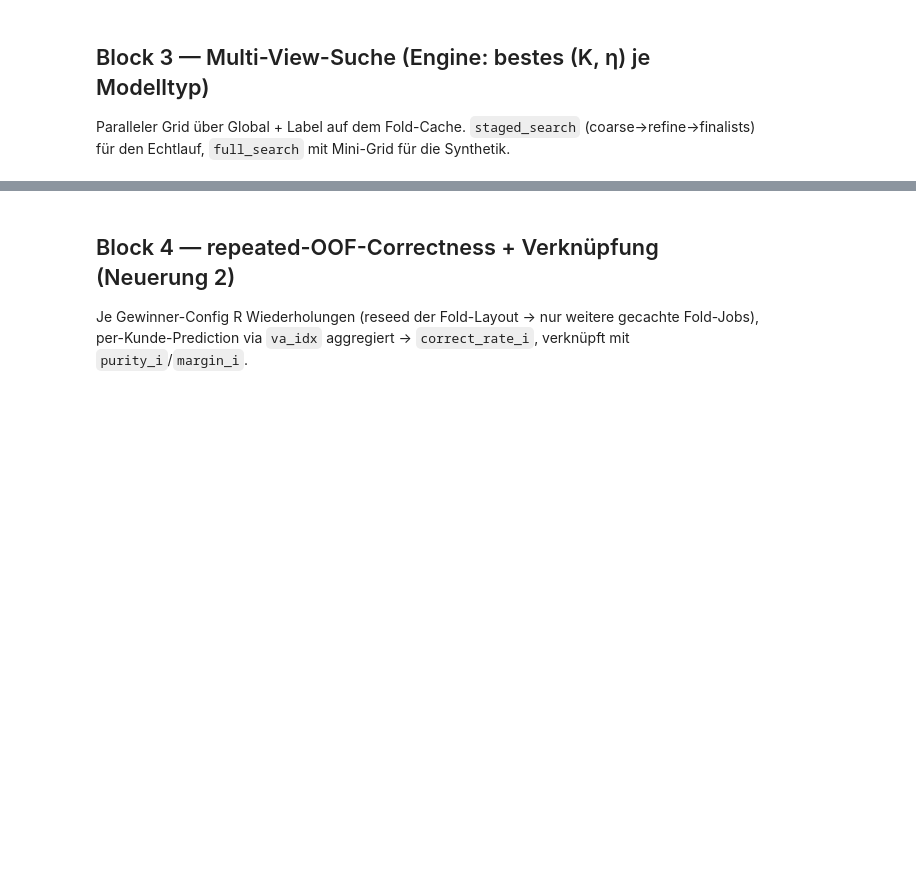
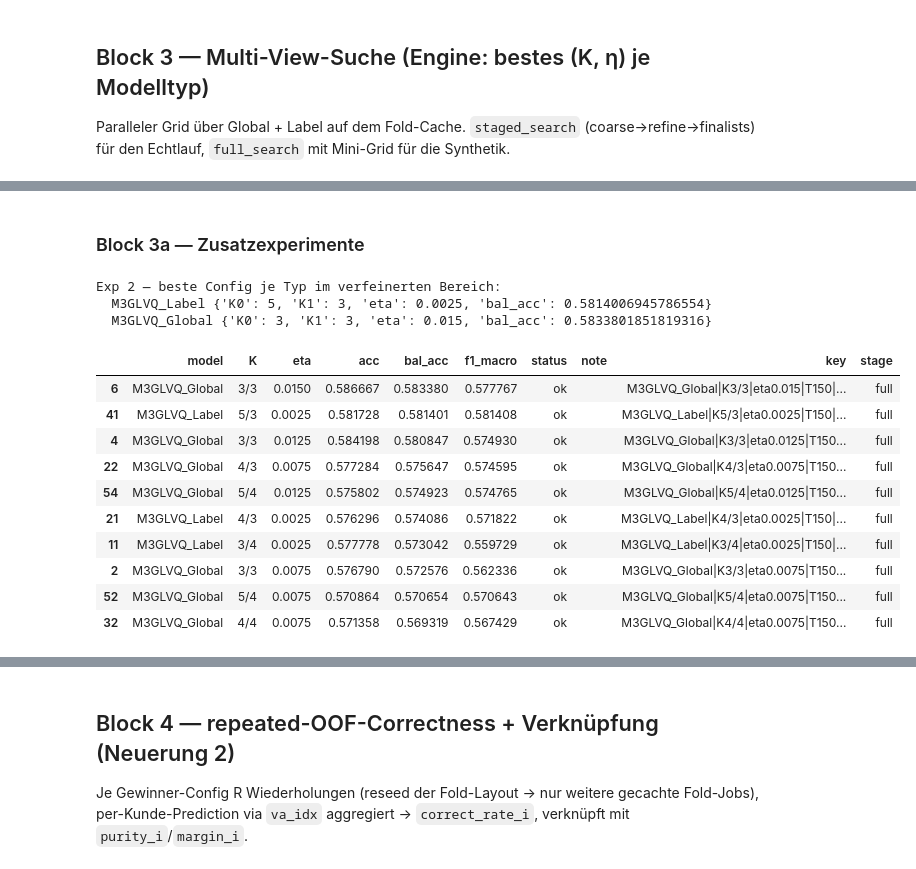
Before and after one commit to LukasBader31415/ECML26_new, a Jupyter notebook: ecml26_src.ipynb, the cells around one changed output, grey strips where cells are left out. Drawn from its saved outputs; the diff is of its cells as text; code cells hidden in the pictures; blank space fills up the shorter version.

```diff
--- a/ecml26_src.ipynb
+++ b/ecml26_src.ipynb
@@ -182,0 +252,36 @@ KeyboardInterrupt:
+# %% [markdown]
+### Block 3a — Zusatzexperimente
+# %%
+# === Exp 2 — gezielte η-Verfeinerung (hängt an denselben Cache an) ===
+exp2_k_pairs = [(3,3),(3,4),(4,3),(4,4),(5,3),(5,4),(5,5),(5,6)]
+exp2_etas    = [0.0025, 0.0075, 0.0125, 0.015, 0.0175]
+
+results_exp2, best_exp2 = search.full_search(
+    bundle.DL, bundle.y, CACHE_DB,
+    T=150, n_splits=10,
+    random_state=RANDOM_STATE, base_seed=BASE_SEED, n_jobs=N_JOBS,
+    run_single=False,                 # Single-View kommt aus Block 2 (svglobal)
+    k_pairs=exp2_k_pairs,
+    etas=exp2_etas,
+)
+
+print("Exp 2 — beste Config je Typ im verfeinerten Bereich:")
+for m_, c_ in best_exp2.items():
+    print(" ", m_, c_)
+
+results_exp2.sort_values("bal_acc", ascending=False).head(10)
+# %% [output]
+Exp 2 — beste Config je Typ im verfeinerten Bereich:
+  M3GLVQ_Label {'K0': 5, 'K1': 3, 'eta': 0.0025, 'bal_acc': 0.5814006945786554}
+  M3GLVQ_Global {'K0': 3, 'K1': 3, 'eta': 0.015, 'bal_acc': 0.5833801851819316}
+|  | model | K | eta | acc | bal_acc | f1_macro | status | note | key | stage |
+| 6 | M3GLVQ_Global | 3/3 | 0.0150 | 0.586667 | 0.583380 | 0.577767 | ok |  | M3GLVQ_Global|K3/3|eta0.015|T150|... | full |
+| 41 | M3GLVQ_Label | 5/3 | 0.0025 | 0.581728 | 0.581401 | 0.581408 | ok |  | M3GLVQ_Label|K5/3|eta0.0025|T150|... | full |
+| 4 | M3GLVQ_Global | 3/3 | 0.0125 | 0.584198 | 0.580847 | 0.574930 | ok |  | M3GLVQ_Global|K3/3|eta0.0125|T150... | full |
+| 22 | M3GLVQ_Global | 4/3 | 0.0075 | 0.577284 | 0.575647 | 0.574595 | ok |  | M3GLVQ_Global|K4/3|eta0.0075|T150... | full |
+| 54 | M3GLVQ_Global | 5/4 | 0.0125 | 0.575802 | 0.574923 | 0.574765 | ok |  | M3GLVQ_Global|K5/4|eta0.0125|T150... | full |
+| 21 | M3GLVQ_Label | 4/3 | 0.0025 | 0.576296 | 0.574086 | 0.571822 | ok |  | M3GLVQ_Label|K4/3|eta0.0025|T150|... | full |
+| 11 | M3GLVQ_Label | 3/4 | 0.0025 | 0.577778 | 0.573042 | 0.559729 | ok |  | M3GLVQ_Label|K3/4|eta0.0025|T150|... | full |
+| 2 | M3GLVQ_Global | 3/3 | 0.0075 | 0.576790 | 0.572576 | 0.562336 | ok |  | M3GLVQ_Global|K3/3|eta0.0075|T150... | full |
+| 52 | M3GLVQ_Global | 5/4 | 0.0075 | 0.570864 | 0.570654 | 0.570643 | ok |  | M3GLVQ_Global|K5/4|eta0.0075|T150... | full |
+| 32 | M3GLVQ_Global | 4/4 | 0.0075 | 0.571358 | 0.569319 | 0.567429 | ok |  | M3GLVQ_Global|K4/4|eta0.0075|T150... | full |
```
Also changed, not shown: parts of 26 cells of this notebook, 15 other files.
